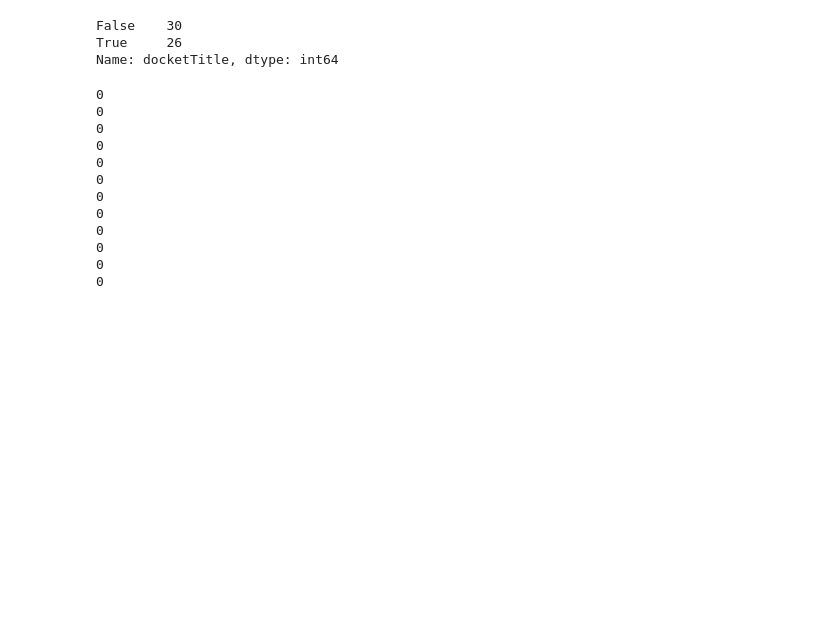
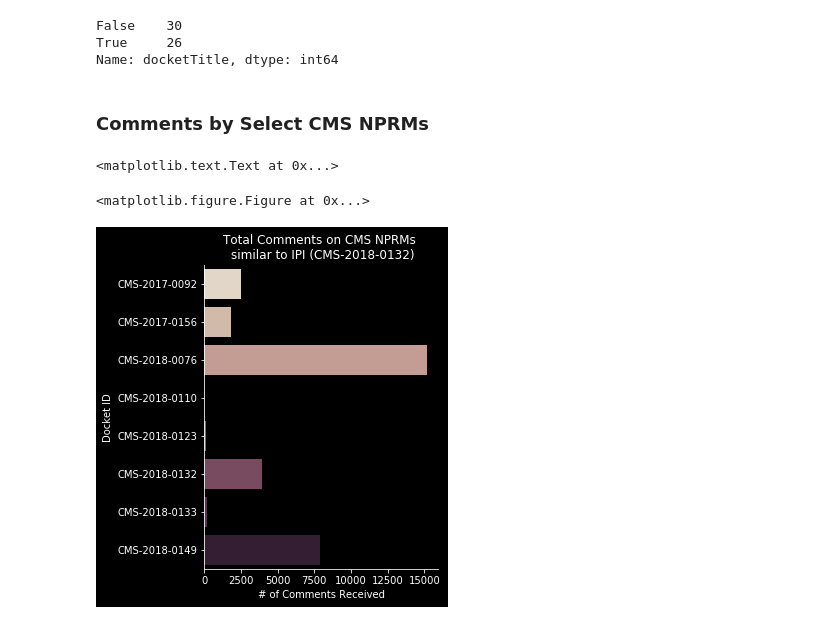
Before and after one commit to shettysandeep/reg_data_demo, a Jupyter notebook: CMS_Commentdata_Extract.ipynb, the cells around one changed output. Saved outputs shown, nothing was run; the diff lists cells and outputs as text; code cells hidden in the pictures; blank space fills up the shorter version.

Commit message:
added similarity

```diff
--- a/CMS_Commentdata_Extract.ipynb
+++ b/CMS_Commentdata_Extract.ipynb
@@ -374,16 +350,31 @@ test = nlp(CMS.docketTitle[0])
-# %%
-for token in test:
-    print(token.tag)
-# %% [output]
-0
-0
-0
-0
-0
-0
-0
-0
-0
-0
-0
-0
+# %% [markdown]
+### Comments by Select CMS NPRMs
+# %%
+zippora=pd.read_csv('CMS_Docket_zk.csv')
+zippora_dock = zippora.loc[zippora['Related to prescription drugs']==1,'docketId'].drop_duplicates()
+# %%
+zippora_plt = zippora.loc[zippora['Related to prescription drugs']==1,
+                          ['docketId','numberOfCommentsReceived','title']]
+# %%
+zippora_plt=zippora_plt.groupby(by='docketId').sum().reset_index()
+
+zippora_2 = (zippora_plt.merge(zippora.loc[:,['docketId','title']],on='docketId', how = 'inner').
+             drop_duplicates('docketId'))
+
+zippora_2['title2']=zippora_2.title.str.slice(31,60)
+# %%
+fig = plt.figure(figsize=(25, 17))
+plt.style.use("dark_background")
+
+
+g = sns.catplot(x='numberOfCommentsReceived', y='docketId',
+                palette="ch:.25",
+                data = zippora_2,
+                kind = 'bar')
+
+g.set_axis_labels("# of Comments Received", "Docket ID")
+plt.title("Total Comments on CMS NPRMs \n similar to IPI (CMS-2018-0132)")
+# %% [output]
+<matplotlib.text.Text at 0x...>
+<matplotlib.figure.Figure at 0x...>
+[figure, added]
```
Also changed, not shown: parts of 12 cells of this notebook.
